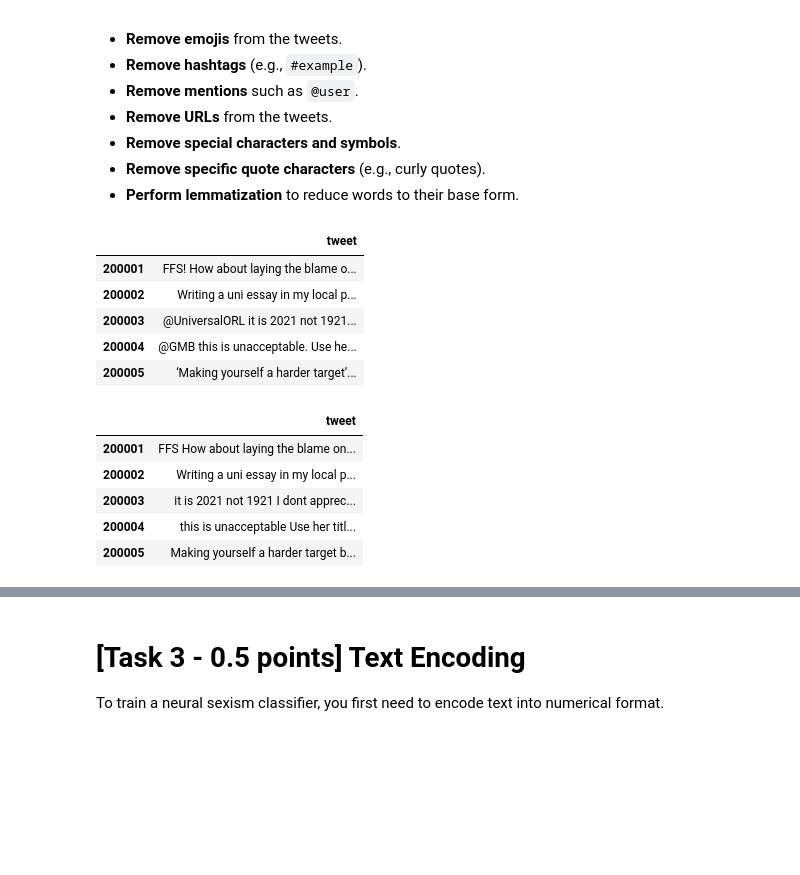
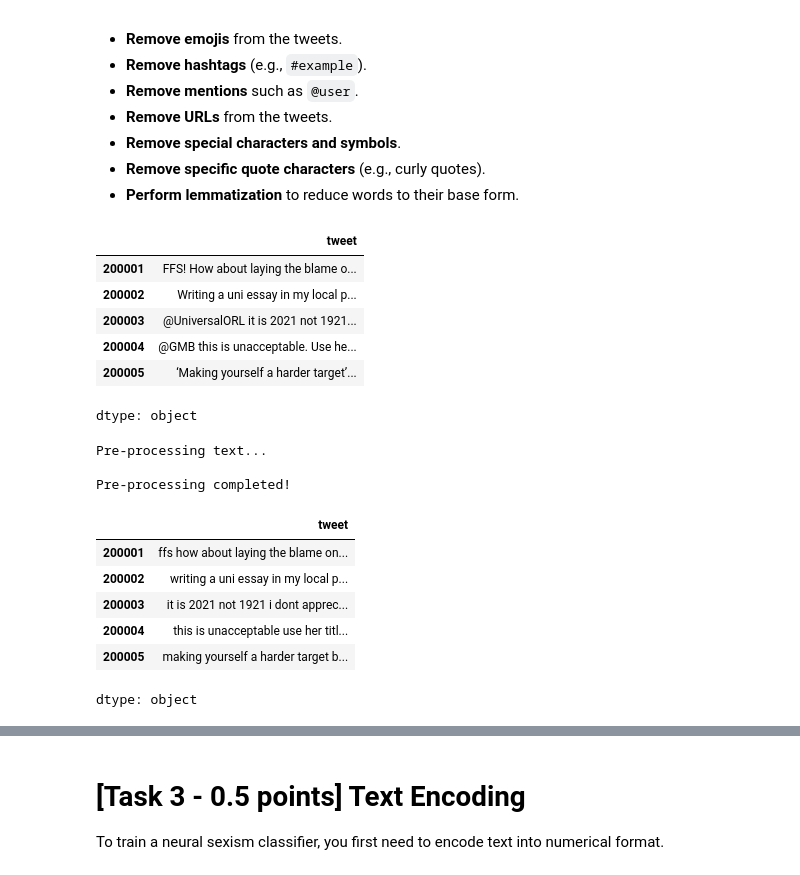
Before and after one commit to VirginiaFoschi/-NLP-2025-2026-A1, a Jupyter notebook: Assignment1-2526.ipynb, the cells around one changed output, grey strips where cells are left out. Saved outputs shown, nothing was run; the diff lists cells and outputs as text; code cells hidden in the pictures; blank space fills up the shorter version.

```diff
--- a/Assignment1-2526.ipynb
+++ b/Assignment1-2526.ipynb
@@ -223,0 +289,6 @@ Index(['id_EXIST', 'lang', 'tweet', 'label'], dtype='object')
+# %%
+cols = ["id_EXIST", "lang", "tweet", "label"]
+
+train_df_en = train_df_en[cols]
+val_df_en = val_df_en[cols]
+test_df_en = test_df_en[cols]
@@ -244 +325,5 @@ for name, df in datasets.items():
+# %%
+train_df_en["label"] = train_df_en["label"].map(label_map)
+val_df_en["label"] = val_df_en["label"].map(label_map)
+test_df_en["label"] = test_df_en["label"].map(label_map)
 # %%
@@ -270,5 +419,28 @@ In the context of tweets, we have noisy and informal data that often includes un
+# %%
+PREPROCESSING_PIPELINE = [
+                          lower,
+                          remove_emojis,
+                          remove_hashtags,
+                          remove_mentions,
+                          remove_urls,
+                          remove_special_characters,
+                          remove_quotes,
+                          strip_text
+                          ]
+
+def text_prepare(
+    text: str,
+    filter_methods: List[Callable[[str], str]] = None
+) -> str:
+    """
+    Applies a list of pre-processing functions in sequence (reduce).
+    Note that the order is important here!
+    """
+    filter_methods = filter_methods \
+    if filter_methods is not None else PREPROCESSING_PIPELINE
+    return reduce(lambda txt, f: f(txt), filter_methods, text)
 # %%
-datasets["training"][["tweet"]].head()
+train_df_en.tweet.head()
 # %% [output]
 |  | tweet |
 | 200001 | FFS! How about laying the blame o... |
@@ -276,3 +448,4 @@ datasets["training"][["tweet"]].head()
 | 200003 | @UniversalORL it is 2021 not 1921... |
 | 200004 | @GMB this is unacceptable. Use he... |
 | 200005 | ‘Making yourself a harder target’... |
+dtype: object
@@ -326,10 +452,25 @@ for name in datasets:
+# %%
+print('Pre-processing text...')
+print()
+
+# Replace each sentence with its pre-processed version
+train_df_en['tweet'] = train_df_en['tweet'].apply(lambda txt: text_prepare(txt))
+val_df_en['tweet'] = val_df_en['tweet'].apply(lambda txt: text_prepare(txt))
+test_df_en['tweet'] = test_df_en['tweet'].apply(lambda txt: text_prepare(txt))
+
+print("Pre-processing completed!")
+# %% [output]
+Pre-processing text...
+
+Pre-processing completed!
 # %%
-datasets["training"][["tweet"]].head()
+train_df_en.tweet.head()
 # %% [output]
 |  | tweet |
-| 200001 | FFS How about laying the blame on... |
-| 200002 | Writing a uni essay in my local p... |
-| 200003 | it is 2021 not 1921 I dont apprec... |
-| 200004 | this is unacceptable Use her titl... |
-| 200005 | Making yourself a harder target b... |
+| 200001 | ffs how about laying the blame on... |
+| 200002 | writing a uni essay in my local p... |
+| 200003 | it is 2021 not 1921 i dont apprec... |
+| 200004 | this is unacceptable use her titl... |
+| 200005 | making yourself a harder target b... |
+dtype: object
 # %%
```
Also changed, not shown: parts of 59 cells of this notebook.
